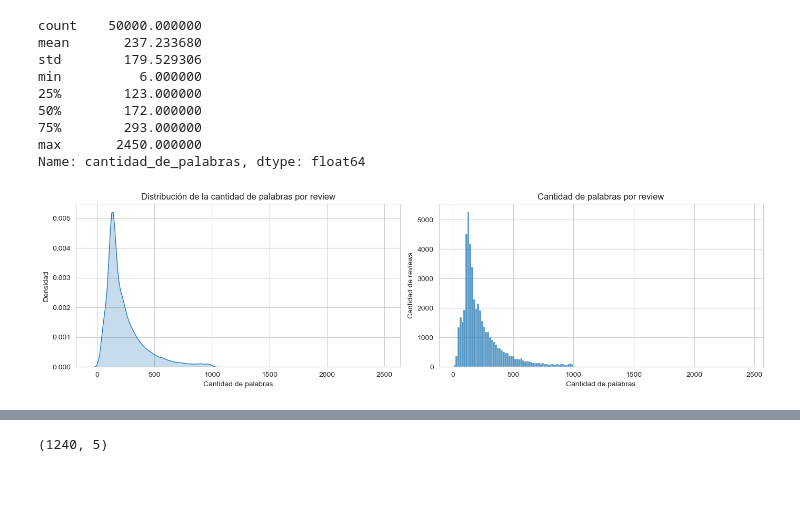
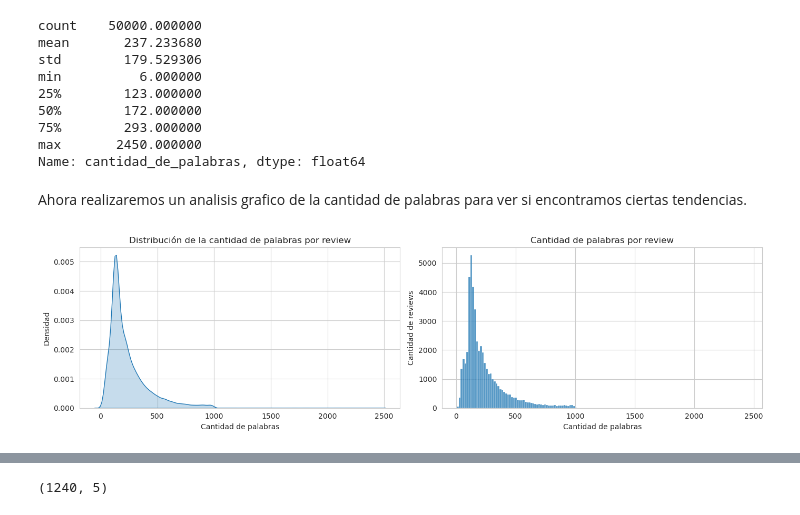
Before and after one commit to JuampiCarosi/7506R-2C2023-GRUPO23, a Jupyter notebook: tp2/7506R_TP2_GRUPO23_ENTREGA.ipynb, the cells around one changed output, grey strips where cells are left out. Saved outputs shown, nothing was run; the diff lists cells and outputs as text; code cells hidden in the pictures; blank space fills up the shorter version.

```diff
--- a/tp2/7506R_TP2_GRUPO23_ENTREGA.ipynb
+++ b/tp2/7506R_TP2_GRUPO23_ENTREGA.ipynb
@@ -92,2 +119,0 @@ cantidad_emojis
-# %%
-df.drop(['tiene_emoji'], axis=1, inplace=True)
@@ -105,23 +133,25 @@ min          6.000000
 75%        293.000000
 max       2450.000000
 Name: cantidad_de_palabras, dtype: float64
+# %% [markdown]
+Ahora realizaremos un analisis grafico de la cantidad de palabras para ver si encontramos ciertas tendencias.
 # %%
 sns.set_style('whitegrid')
 fig, (ax1, ax2) = plt.subplots(1, 2, figsize=(14, 4))
 
 sns.kdeplot(df['cantidad_de_palabras'], fill=True, ax=ax1).set_title('Distribución de la cantidad de palabras por review')
 ax1.set_ylabel('Densidad')
 ax1.set_xlabel('Cantidad de palabras')
 
 sns.histplot(df['cantidad_de_palabras'],  ax=ax2, bins=150, kde=False).set_title('Distribución de la cantidad de palabras por review')
-ax2.xlabel('Cantidad de palabras')
-ax2.ylabel('Cantidad de reviews')
+ax2.set_xlabel('Cantidad de palabras')
+ax2.set_ylabel('Cantidad de reviews')
 
 plt.title('Cantidad de palabras por review')
 plt.tight_layout()
 plt.show()
 # %% [output]
-[figure, old version]
+[figure, new version]
 # %%
 sns.set_style('whitegrid')
 plt.figure(figsize=(12, 8))
```
Also changed, not shown: parts of 156 cells of this notebook, 32 other files.
